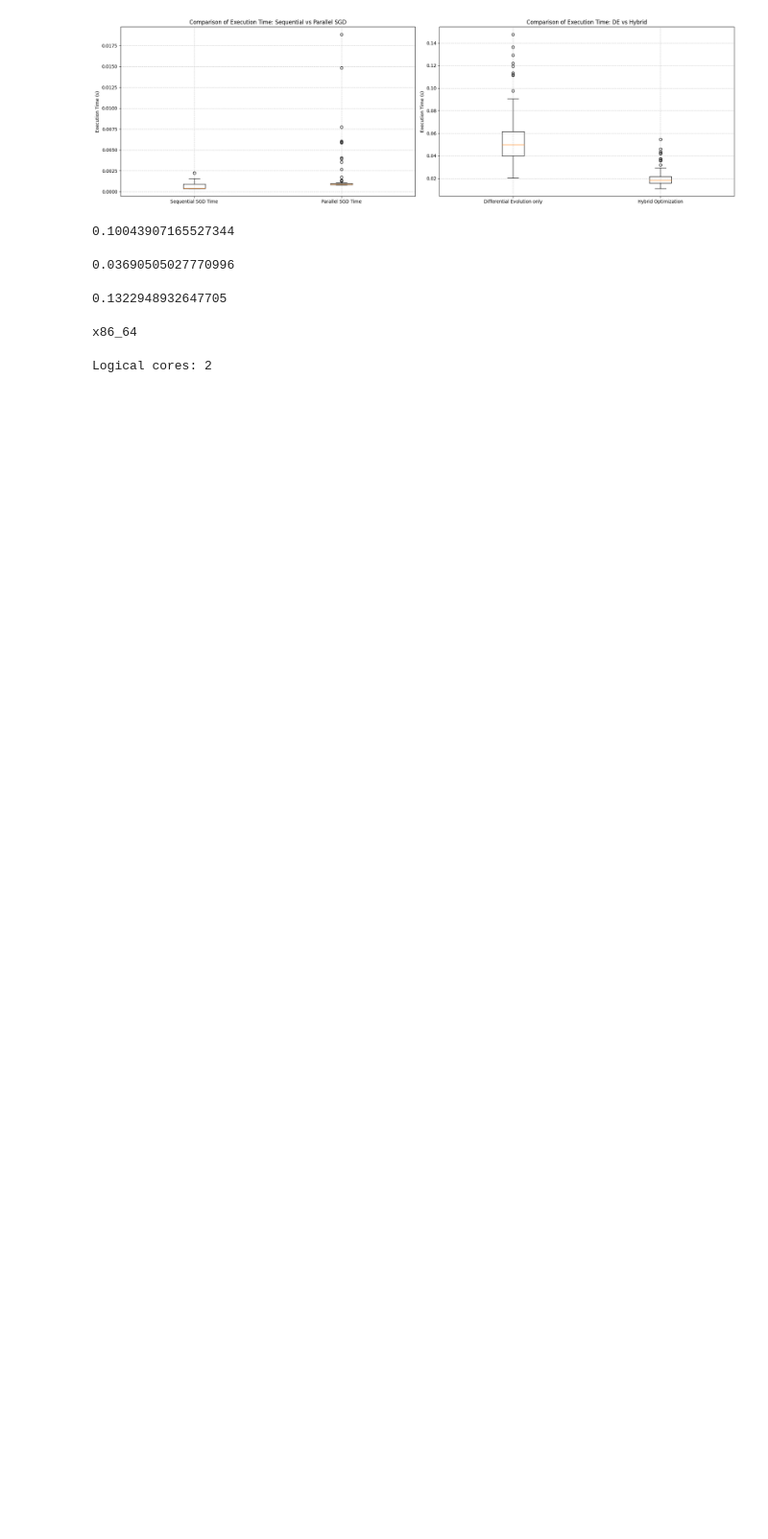
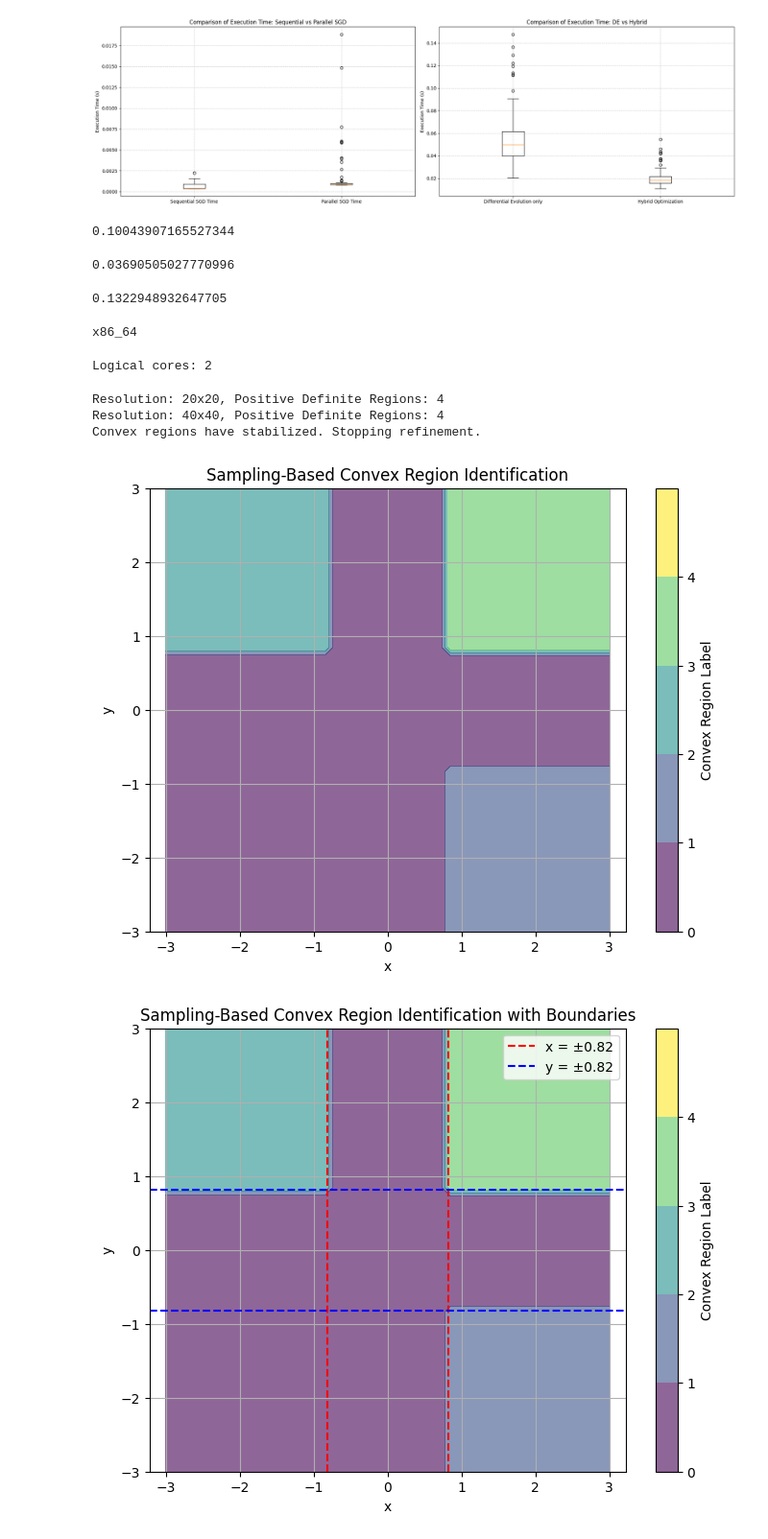
Before and after one commit to NingWang0123/cs6784_project, a Jupyter notebook: cs6784_methods.ipynb, the cells around one changed output. Shown: that part at 96% size. Saved outputs shown, nothing was run; the diff lists cells and outputs as text; code cells hidden in the pictures; blank space fills up the shorter version.

```diff
--- a/cs6784_methods.ipynb
+++ b/cs6784_methods.ipynb
@@ -507,0 +666,56 @@ Logical cores: 2
+# %%
+
+# Import necessary libraries
+import numpy as np
+from scipy.ndimage import label
+import matplotlib.pyplot as plt
+
+# Define the domain D = [xmin, xmax, ymin, ymax]
+D = [-3, 3, -3, 3]
+
+# Define the Hessian function for f(x, y) = x^4 + y^4 -4x^2 -4y^2
+def f_hessian(x, y):
+    return hessian_f(np.array([x, y]))
+
+# Perform convex region identification
+labeled, num_features, X, Y = sampling_based_convex_region_identification(
+    D, f_hessian, initial_resolution=20, max_resolution=200, resolution_step=20
+)
+
+# Plot the identified convex regions
+plt.figure(figsize=(8, 6))
+cmap = plt.get_cmap('viridis', num_features + 1)
+plt.contourf(X, Y, labeled, levels=np.arange(num_features + 2), cmap=cmap, alpha=0.6)
+plt.colorbar(ticks=range(num_features + 1), label='Convex Region Label')
+plt.xlabel('x')
+plt.ylabel('y')
+plt.title('Sampling-Based Convex Region Identification')
+plt.grid(True)
+plt.axis('equal')  # Ensure equal scaling for x and y axes
+plt.show()
+
+# Optionally, plot the boundary where Hessian changes from positive definite to non-convex
+# This is where |x| = sqrt(2/3) and |y| = sqrt(2/3)
+boundary = np.sqrt(2/3)
+plt.figure(figsize=(8, 6))
+plt.contourf(X, Y, labeled, levels=np.arange(num_features + 2), cmap=cmap, alpha=0.6)
+plt.colorbar(ticks=range(num_features + 1), label='Convex Region Label')
+plt.xlabel('x')
+plt.ylabel('y')
+plt.title('Sampling-Based Convex Region Identification with Boundaries')
+plt.grid(True)
+plt.axis('equal')
+
+# Plot boundary lines
+plt.axvline(x=boundary, color='red', linestyle='--', label=f'x = ±{boundary:.2f}')
+plt.axvline(x=-boundary, color='red', linestyle='--')
+plt.axhline(y=boundary, color='blue', linestyle='--', label=f'y = ±{boundary:.2f}')
+plt.axhline(y=-boundary, color='blue', linestyle='--')
+plt.legend()
+plt.show()
+# %% [output]
+Resolution: 20x20, Positive Definite Regions: 4
+Resolution: 40x40, Positive Definite Regions: 4
+Convex regions have stabilized. Stopping refinement.
+[figure, added]
+[figure, added]
```
Also changed, not shown: parts of 4 cells of this notebook.
